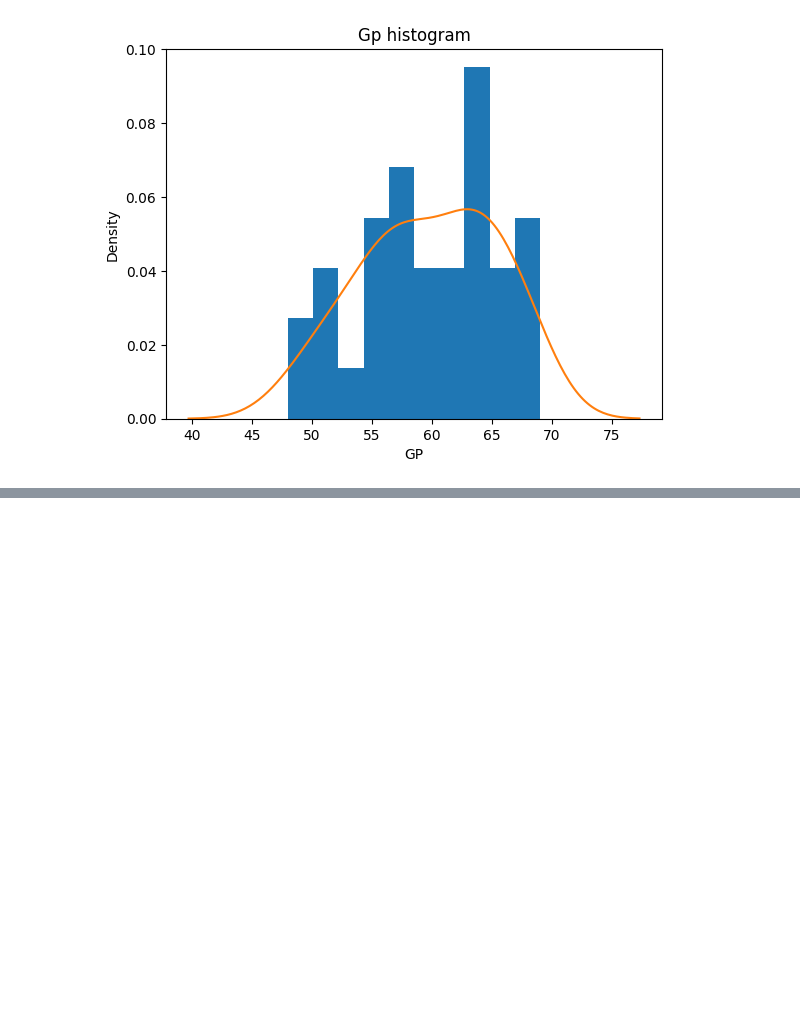
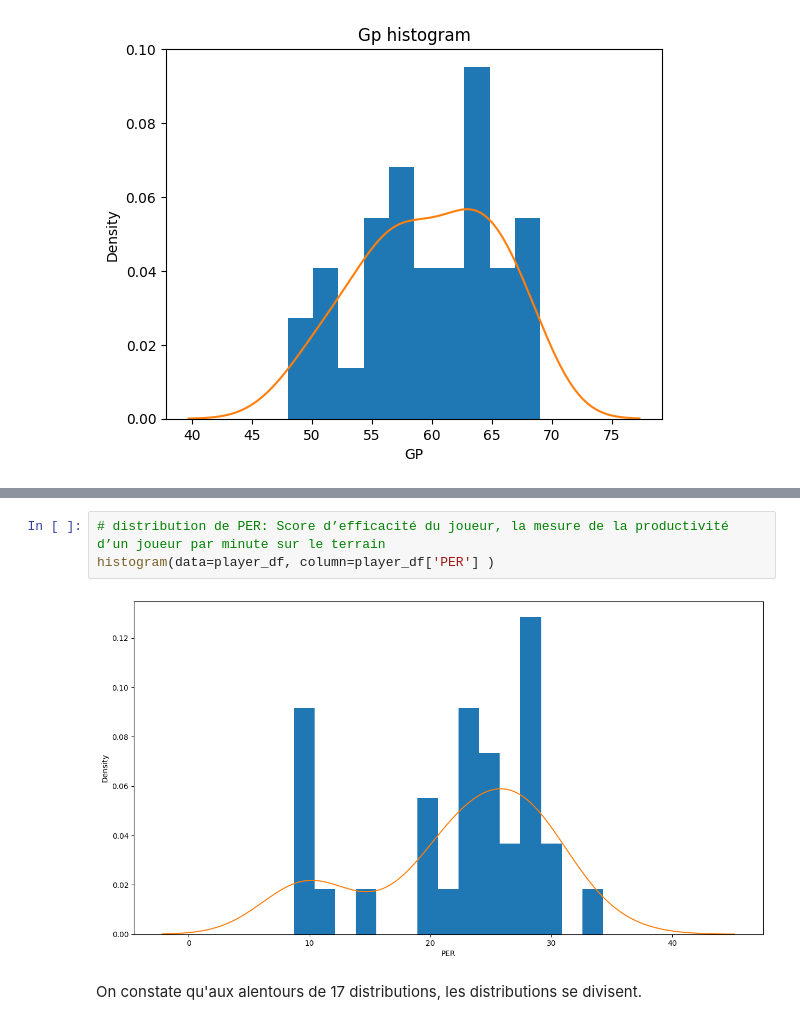
Before and after one commit to CHERIF2001/space-jam-ml, a Jupyter notebook: space-jam.ipynb, the cells around one changed output, grey strips where cells are left out. Saved outputs shown, nothing was run; the diff lists cells and outputs as text; blank space fills up the shorter version.

```diff
--- a/space-jam.ipynb
+++ b/space-jam.ipynb
@@ -389,0 +459,7 @@ TypeError: subplot() takes 1 or 3 positional arguments but 2 were given
+# %%
+# distribution de PER: Score d’efficacité du joueur, la mesure de la productivité d’un joueur par minute sur le terrain
+histogram(data=player_df, column=player_df['PER'] )
+# %% [output]
+[figure, added]
+# %% [markdown]
+On constate qu'aux alentours de 17 distributions, les distributions se divisent.
```
Also changed, not shown: parts of 32 cells of this notebook, 1 other file.
